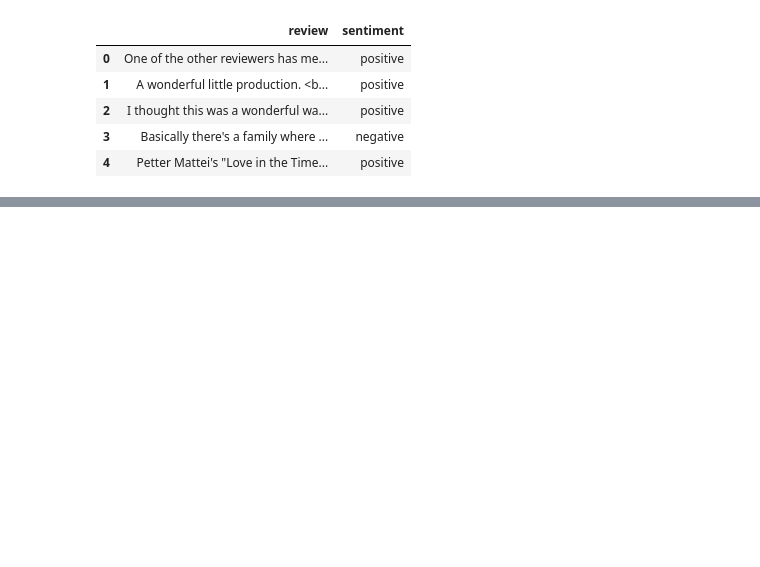
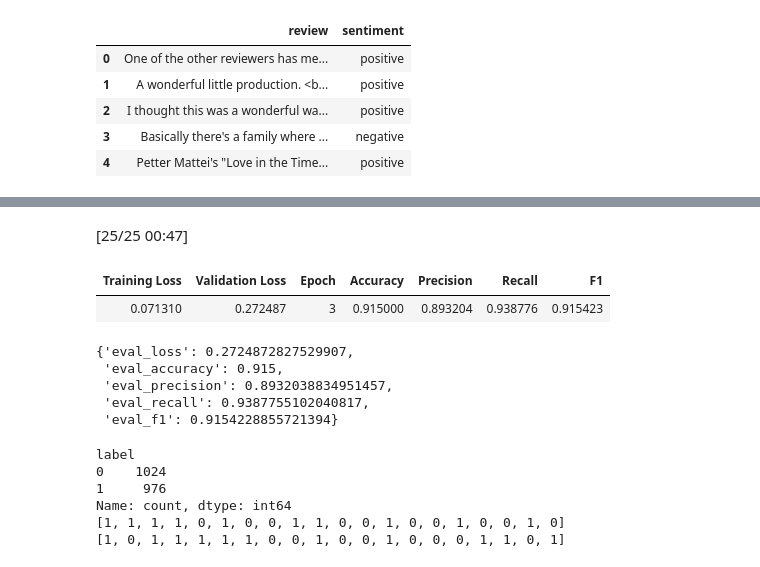
Before and after one commit to deniztozan/imdb-bert-sentiment, a Jupyter notebook: imdb_model_sentiment.ipynb, the cells around one changed output, grey strips where cells are left out. Cells and saved outputs as stored; diff of their text form; code cells hidden in the pictures; blank space fills up the shorter version.

```diff
--- a/imdb_model_sentiment.ipynb
+++ b/imdb_model_sentiment.ipynb
@@ -225,0 +216,22 @@ weighted avg       0.77      0.77      0.77       400
+# %%
+trainer.evaluate()
+# %% [output]
+[25/25 00:47]
+| Training Loss | Validation Loss | Epoch | Accuracy | Precision | Recall | F1 |
+| 0.071310 | 0.272487 | 3 | 0.915000 | 0.893204 | 0.938776 | 0.915423 |
+{'eval_loss': 0.2724872827529907,
+ 'eval_accuracy': 0.915,
+ 'eval_precision': 0.8932038834951457,
+ 'eval_recall': 0.9387755102040817,
+ 'eval_f1': 0.9154228855721394}
+# %%
+print(veri_kucuk["label"].value_counts())
+print(train_labels[:20])
+print(test_labels[:20])
+# %% [output]
+label
+0    1024
+1     976
+Name: count, dtype: int64
+[1, 1, 1, 1, 0, 1, 0, 0, 1, 1, 0, 0, 1, 0, 0, 1, 0, 0, 1, 0]
+[1, 0, 1, 1, 1, 1, 1, 0, 0, 1, 0, 0, 1, 0, 0, 0, 1, 1, 0, 1]
```
Also changed, not shown: parts of 26 cells of this notebook, 2 other files.
